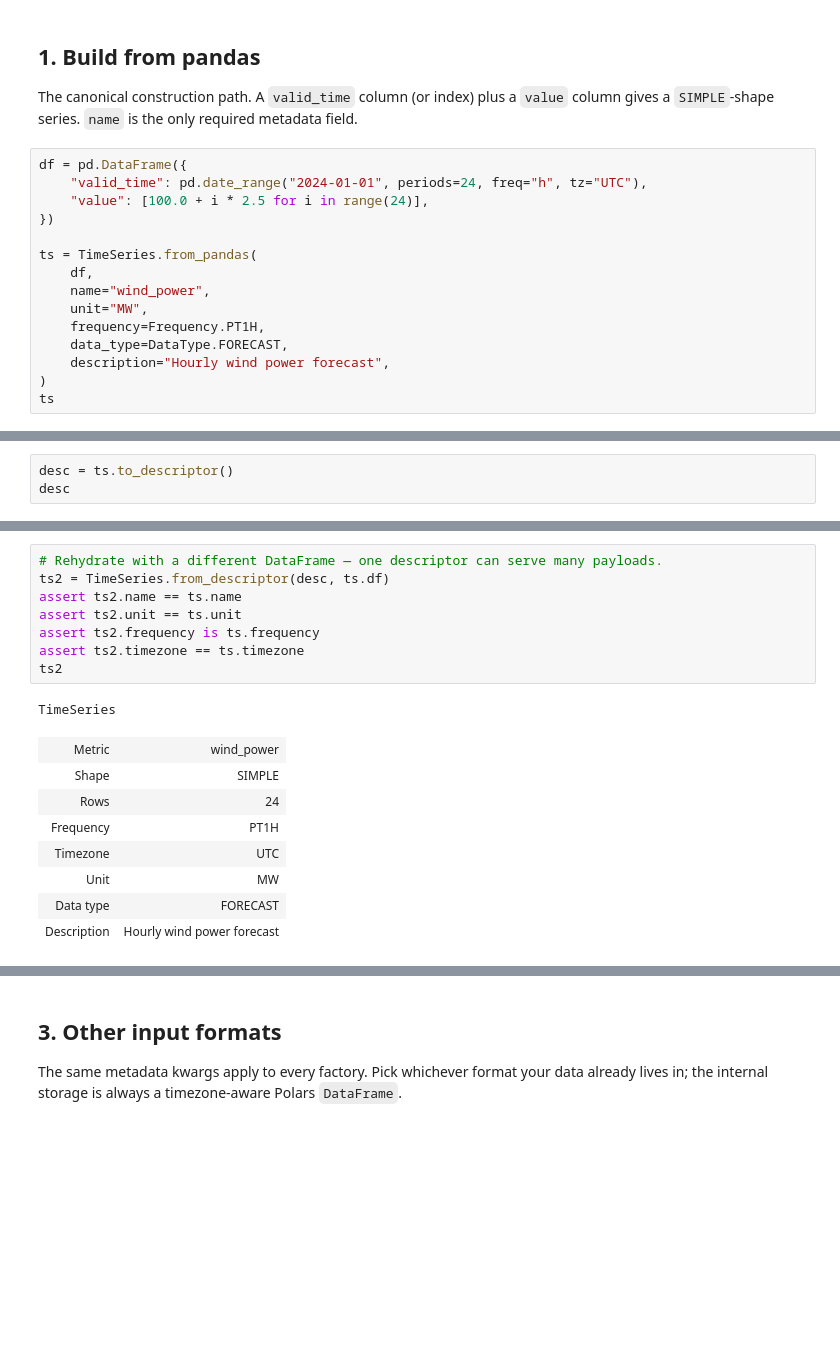
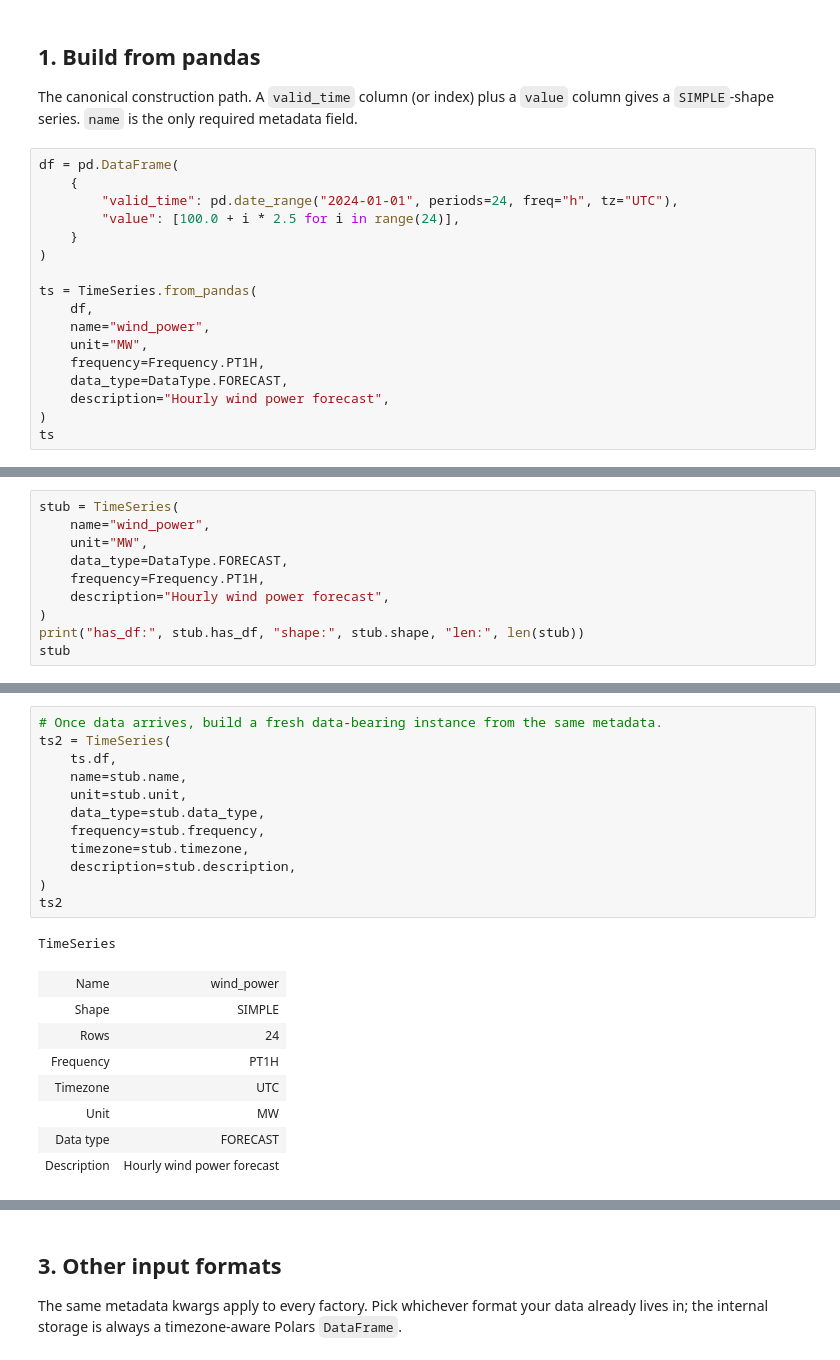
Before and after one commit to rebase-energy/TimeDataModel, a Jupyter notebook: examples/quickstart.ipynb, the cells around one changed output, grey strips where cells are left out. Saved outputs shown, nothing was run; the diff lists cells and outputs as text; blank space fills up the shorter version.

```diff
--- a/examples/quickstart.ipynb
+++ b/examples/quickstart.ipynb
@@ -23,10 +23,12 @@ from timedatamodel import (
 
 The canonical construction path. A `valid_time` column (or index) plus a `value` column gives a `SIMPLE`-shape series. `name` is the only required metadata field.
 # %%
-df = pd.DataFrame({
-    "valid_time": pd.date_range("2024-01-01", periods=24, freq="h", tz="UTC"),
-    "value": [100.0 + i * 2.5 for i in range(24)],
-})
+df = pd.DataFrame(
+    {
+        "valid_time": pd.date_range("2024-01-01", periods=24, freq="h", tz="UTC"),
+        "value": [100.0 + i * 2.5 for i in range(24)],
+    }
+)
 
 ts = TimeSeries.from_pandas(
     df,
@@ -62,4 +64,11 @@ TimeSeries
 # %%
-desc = ts.to_descriptor()
-desc
+stub = TimeSeries(
+    name="wind_power",
+    unit="MW",
+    data_type=DataType.FORECAST,
+    frequency=Frequency.PT1H,
+    description="Hourly wind power forecast",
+)
+print("has_df:", stub.has_df, "shape:", stub.shape, "len:", len(stub))
+stub
 # %% [output]
@@ -67,14 +83,18 @@ TimeSeriesDescriptor(name='wind_power', unit='MW', data_type=<DataType.FORECAST:
 # %%
-# Rehydrate with a different DataFrame — one descriptor can serve many payloads.
-ts2 = TimeSeries.from_descriptor(desc, ts.df)
-assert ts2.name == ts.name
-assert ts2.unit == ts.unit
-assert ts2.frequency is ts.frequency
-assert ts2.timezone == ts.timezone
+# Once data arrives, build a fresh data-bearing instance from the same metadata.
+ts2 = TimeSeries(
+    ts.df,
+    name=stub.name,
+    unit=stub.unit,
+    data_type=stub.data_type,
+    frequency=stub.frequency,
+    timezone=stub.timezone,
+    description=stub.description,
+)
 ts2
 # %% [output]
 TimeSeries
-| Metric | wind_power |
+| Name | wind_power |
 | Shape | SIMPLE |
 | Rows | 24 |
 | Frequency | PT1H |
```
Also changed, not shown: parts of 11 cells of this notebook, 18 other files.
